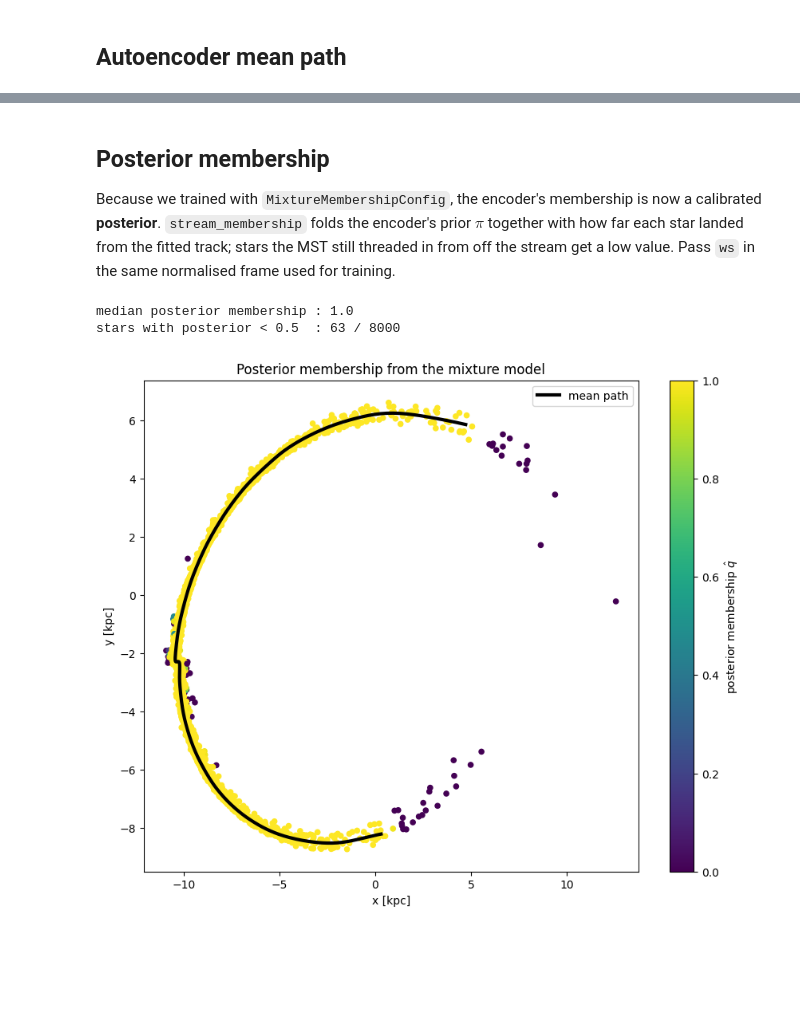
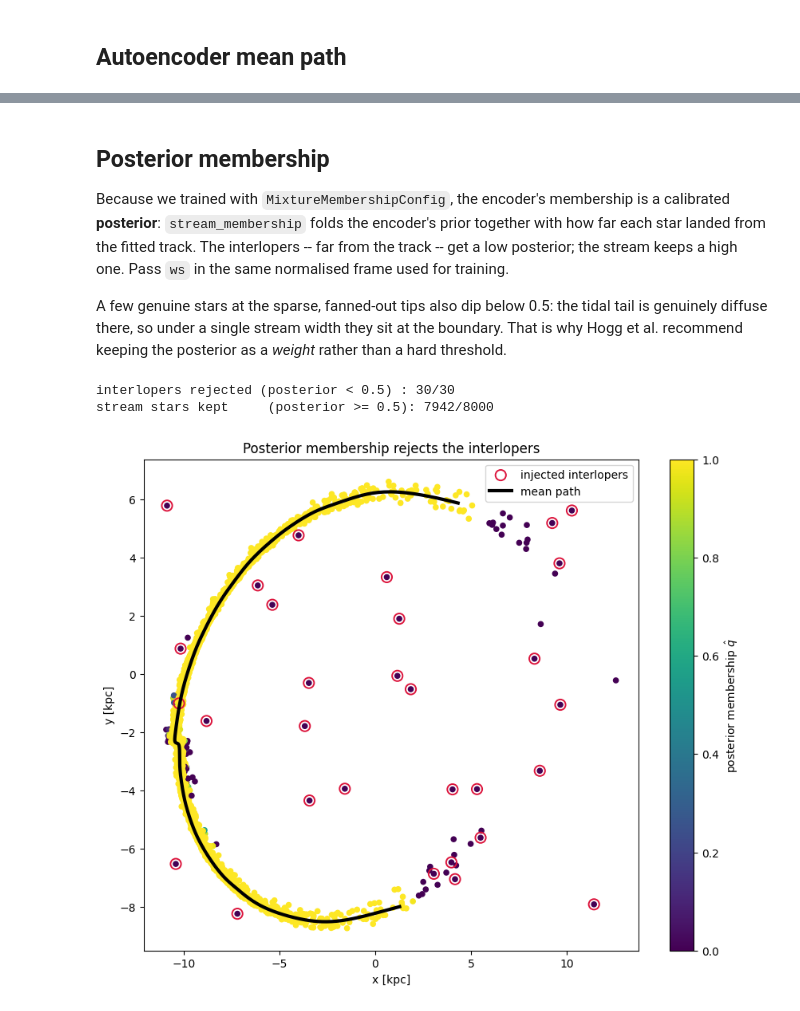
Before and after one commit to GalacticDynamics/phasecurvefit, a Jupyter notebook: docs/tutorials/stream_mst.ipynb, the cells around one changed output, grey strips where cells are left out. Cells and saved outputs as stored; diff of their text form; code cells hidden in the pictures; blank space fills up the shorter version.

```diff
--- a/docs/tutorials/stream_mst.ipynb
+++ b/docs/tutorials/stream_mst.ipynb
@@ -50,9 +80,10 @@ with mockstream_path.open("rb") as handle:
 # %%
 # Shuffle; no start index or progenitor is needed for the MST.
 key, subkey = jr.split(key)
-order = jr.permutation(subkey, jnp.arange(len(mockstream.q.x)))
-qs = {k: getattr(mockstream.q, k)[order] for k in mockstream.q.components}
-ps = {k: getattr(mockstream.p, k)[order] for k in mockstream.p.components}
+order = jr.permutation(subkey, jnp.arange(n_star + N_OUT))
+qs = {c: qs_all[c][order] for c in comps}
+ps = {c: ps_all[c][order] for c in comps}
+is_outlier = is_outlier[order]
 # %% [markdown]
 ## MST ordering
 
@@ -97,14 +128,14 @@ model = pcf.nn.PathAutoencoder.make(
 )
 
 # Opt in to mixture-model membership (Hogg, Bovy & Lang 2010). The encoder's
-# membership head becomes a calibrated *posterior* driven by the reconstruction
-# residual, rather than the default classifier score -- so the model can reject
-# stars lying far from the fitted track. See the outlier-rejection tutorial and
-# the {doc}`/guides/outliers` guide. `membership=None` recovers the default.
+# membership becomes a calibrated *posterior* driven by the reconstruction
+# residual, so the interlopers the MST threaded in get rejected. See the
+# outlier-rejection tutorial and the {doc}`/guides/outliers` guide.
+# `membership=None` (the default) recovers the plain classifier behaviour.
 membership = pcf.nn.MixtureMembershipConfig(
-    sigma_init=0.1,  # guess at the stream half-width (normalised units)
-    sigma_ceiling=(0.5, 0.1),  # anneal the width ceiling down
-    warmup_frac=0.3,  # fit the track before rejecting anything
+    sigma_init=0.3,  # guess at the stream half-width (normalised units)
+    sigma_ceiling=(1.0, 0.3),  # anneal the width ceiling down
+    warmup_frac=0.4,  # fit the track before rejecting anything
 )
 config = pcf.nn.TrainingConfig(membership=membership)
 result, _, losses = pcf.nn.train_autoencoder(
@@ -135,39 +166,54 @@ plt.show()
 # %% [markdown]
 ## Posterior membership
 
-Because we trained with `MixtureMembershipConfig`, the encoder's membership is now a calibrated **posterior**. `stream_membership` folds the encoder's prior $\pi$ together with how far each star landed from the fitted track; stars the MST still threaded in from off the stream get a low value. Pass `ws` in the same normalised frame used for training.
+Because we trained with `MixtureMembershipConfig`, the encoder's membership is a calibrated **posterior**: `stream_membership` folds the encoder's prior together with how far each star landed from the fitted track. The interlopers -- far from the track -- get a low posterior; the stream keeps a high one. Pass `ws` in the same normalised frame used for training.
+
+A few genuine stars at the sparse, fanned-out tips also dip below 0.5: the tidal tail is genuinely diffuse there, so under a single stream width they sit at the boundary. That is why Hogg et al. recommend keeping the posterior as a *weight* rather than a hard threshold.
 # %%
 # stream_membership expects ws in the normalised training frame.
 qn, pn = result.model.normalizer.transform(qs, ps)
 ws = jnp.concatenate([qn, pn], axis=1)
 membership_prob = pcf.nn.stream_membership(result.model, ws)
 
-print("median posterior membership :", float(jnp.median(membership_prob)))
-print("stars with posterior < 0.5  :", int((membership_prob < 0.5).sum()), "/", len(ws))
+o = np.asarray(is_outlier)
+caught = int((membership_prob[o] < 0.5).sum())
+kept = int((membership_prob[~o] >= 0.5).sum())
+print(f"interlopers rejected (posterior < 0.5) : {caught}/{int(o.sum())}")
+print(f"stream stars kept     (posterior >= 0.5): {kept}/{int((~o).sum())}")
 # %% [output]
-median posterior membership : 1.0
-stars with posterior < 0.5  : 63 / 8000
+interlopers rejected (posterior < 0.5) : 30/30
+stream stars kept     (posterior >= 0.5): 7942/8000
 # %%
 _fig, ax = plt.subplots(figsize=(10, 8))
+o = np.asarray(is_outlier)
 sc = ax.scatter(
     np.asarray(qs["x"]),
     np.asarray(qs["y"]),
     s=20,
     c=np.asarray(membership_prob),
     cmap="viridis",
     vmin=0,
     vmax=1,
 )
+ax.scatter(
+    np.asarray(qs["x"])[o],
+    np.asarray(qs["y"])[o],
+    s=90,
+    facecolors="none",
+    edgecolors="crimson",
+    lw=1.4,
+    label="injected interlopers",
+)
 ax.plot(
     np.asarray(qs_pred["x"]), np.asarray(qs_pred["y"]), c="k", lw=3, label="mean path"
 )
 plt.colorbar(sc, ax=ax, label=r"posterior membership $\hat{q}$")
 ax.set(
     xlabel="x [kpc]",
     ylabel="y [kpc]",
-    title="Posterior membership from the mixture model",
+    title="Posterior membership rejects the interlopers",
 )
 ax.legend()
 plt.show()
 # %% [output]
-[figure, old version]
+[figure, new version]
```
Also changed, not shown: parts of 6 cells of this notebook.
